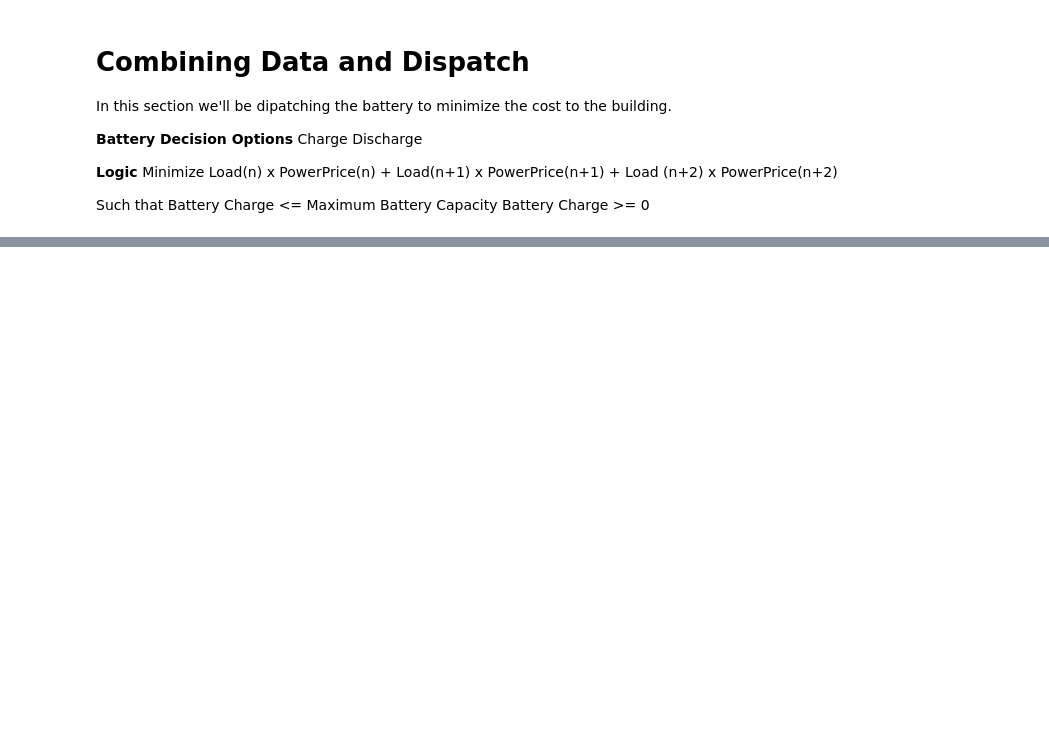
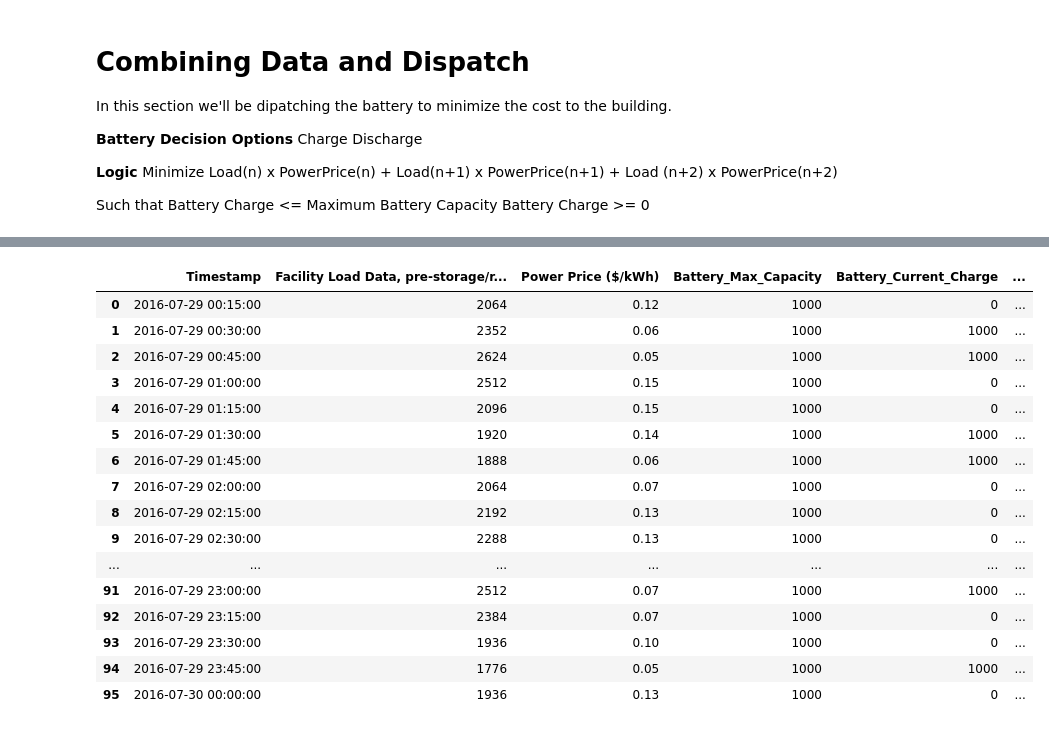
Before and after one commit to jbbae/commercial_storage_analysis, a Jupyter notebook: Storage Dispatch Algorithm.ipynb, the cells around one changed output, grey strips where cells are left out. Saved outputs shown, nothing was run; the diff lists cells and outputs as text; code cells hidden in the pictures; blank space fills up the shorter version.

```diff
--- a/Storage Dispatch Algorithm.ipynb
+++ b/Storage Dispatch Algorithm.ipynb
@@ -33,0 +16,17 @@ df_battery.head()
+# %%
+import numpy as np
+import pandas as pd
+import matplotlib.pyplot as plt
+import seaborn as sns
+%matplotlib inline
+
+#Read Load Forecast
+df_load = pd.read_csv(r'C:\Users\Niel Patel\Documents\GitHub\commercial_storage_analysis\data\Load_Price.csv')
+df_load["Power Price ($/kWh)"] = df_load["Power Price ($/kWh)"].astype(float)
+df_load["Battery_Max_Capacity"]= 1000
+df_load["Battery_Current_Charge"]=0
+df_load["Battery_Load"] = 0
+df_load["Facility_Net_Load"] = df_load["Facility Load Data, pre-storage/renewables (kW)"]+df_load["Battery_Load"]
+df_load["Pre-storage_Price"] = df_load["Facility Load Data, pre-storage/renewables (kW)"]*df_load["Power Price ($/kWh)"]*.25
+df_load["Post-storage_Price"] = df_load["Facility_Net_Load"]*df_load["Power Price ($/kWh)"]*.25
+df_load.head()
@@ -45,3 +51,50 @@ Minimize Load(n) x PowerPrice(n) + Load(n+1) x PowerPrice(n+1) + Load (n+2) x Po
 Such that
 Battery Charge <= Maximum Battery Capacity
 Battery Charge >= 0
+# %%
+count = 0
+last_pp = 0.10
+last_charge = 0
+for index, row in df_load.iterrows():
+    now_pp = row["Power Price ($/kWh)"]
+
+    #Loop for charging/discharging battery
+
+    if now_pp < last_pp:
+
+        #charge
+
+        if last_charge >= 0 and last_charge < 1000:
+            df_load.at[count,"Battery_Load"]= 1000 - last_charge
+        df_load.at[count,"Battery_Current_Charge"] = 1000
+        last_charge = df_load.at[count,"Battery_Current_Charge"]
+
+    else:
+
+        #discharge
+
+        if last_charge > 0 and last_charge <= 1000:
+            df_load.at[count,"Battery_Load"]= -last_charge
+        df_load.at[count,"Battery_Current_Charge"] = 0
+        last_charge = df_load.at[count,"Battery_Current_Charge"]
+
+    last_pp = row["Power Price ($/kWh)"]
+    count += 1
+
+#Calculating Net Load
+
+df_load["Facility_Net_Load"] = df_load["Facility Load Data, pre-storage/renewables (kW)"]+df_load["Battery_Load"]
+
+#Calculating Net Price
+df_load["Post-storage_Price"] = df_load["Facility_Net_Load"]*df_load["Power Price ($/kWh)"]*.25
+
+Total_Price_Prestorage = df_load["Pre-storage_Price"].sum()
+Total_Load_Prestorage = df_load["Facility Load Data, pre-storage/renewables (kW)"].sum()
+print('The total pre-storage load is', Total_Load_Prestorage,'and total pre-storage price is',Total_Price_Prestorage)
+
+Total_Price_Poststorage = df_load["Post-storage_Price"].sum()
+Total_Load_Poststorage = df_load["Facility_Net_Load"].sum()
+print('The total post-storage load is', Total_Load_Poststorage,'and total post-storage price is',Total_Price_Poststorage)
+
+df_load
+# %% [output]
@@ -47,0 +103,17 @@ Battery Charge >= 0
+|  | Timestamp | Facility Load Data, pre-storage/r... | Power Price ($/kWh) | Battery_Max_Capacity | Battery_Current_Charge | ... |
+| 0 | 2016-07-29 00:15:00 | 2064 | 0.12 | 1000 | 0 | ... |
+| 1 | 2016-07-29 00:30:00 | 2352 | 0.06 | 1000 | 1000 | ... |
+| 2 | 2016-07-29 00:45:00 | 2624 | 0.05 | 1000 | 1000 | ... |
+| 3 | 2016-07-29 01:00:00 | 2512 | 0.15 | 1000 | 0 | ... |
+| 4 | 2016-07-29 01:15:00 | 2096 | 0.15 | 1000 | 0 | ... |
+| 5 | 2016-07-29 01:30:00 | 1920 | 0.14 | 1000 | 1000 | ... |
+| 6 | 2016-07-29 01:45:00 | 1888 | 0.06 | 1000 | 1000 | ... |
+| 7 | 2016-07-29 02:00:00 | 2064 | 0.07 | 1000 | 0 | ... |
+| 8 | 2016-07-29 02:15:00 | 2192 | 0.13 | 1000 | 0 | ... |
+| 9 | 2016-07-29 02:30:00 | 2288 | 0.13 | 1000 | 0 | ... |
+| ... | ... | ... | ... | ... | ... | ... |
+| 91 | 2016-07-29 23:00:00 | 2512 | 0.07 | 1000 | 1000 | ... |
+| 92 | 2016-07-29 23:15:00 | 2384 | 0.07 | 1000 | 0 | ... |
+| 93 | 2016-07-29 23:30:00 | 1936 | 0.10 | 1000 | 0 | ... |
+| 94 | 2016-07-29 23:45:00 | 1776 | 0.05 | 1000 | 1000 | ... |
+| 95 | 2016-07-30 00:00:00 | 1936 | 0.13 | 1000 | 0 | ... |
```
Also changed, not shown: parts of 3 cells of this notebook.
